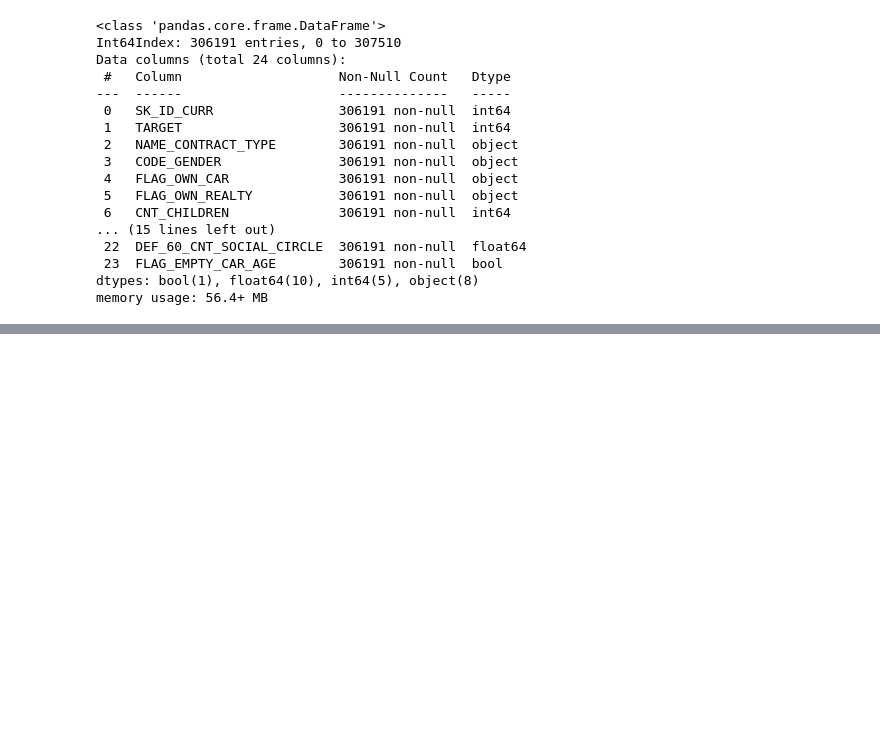
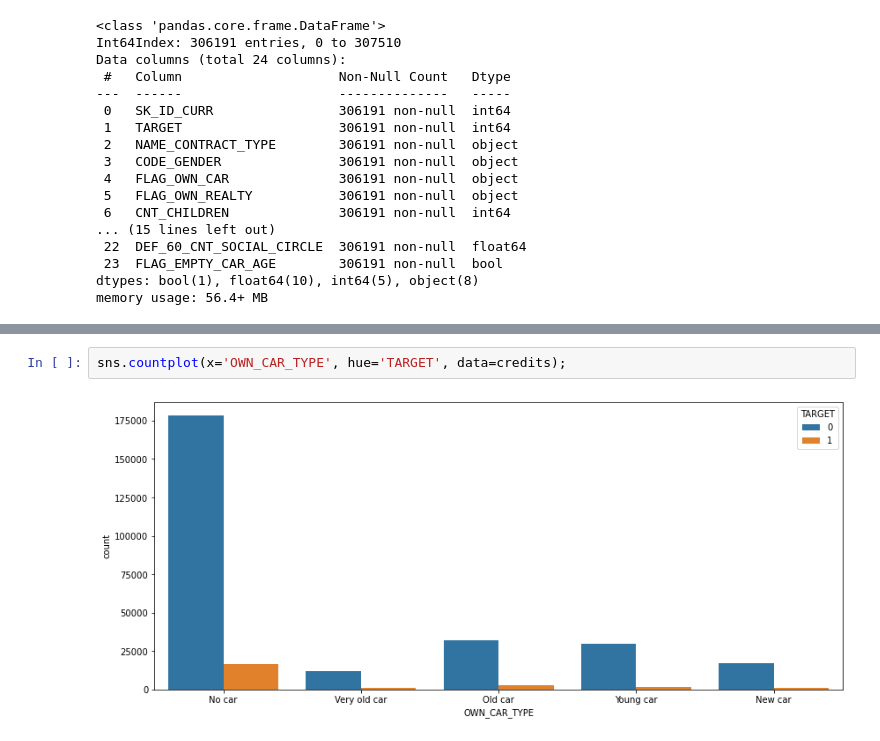
Before and after one commit to sebastienbourgeois/oc-p7-implementer-modele-scoring, a Jupyter notebook: code/modelisation.ipynb, the cells around one changed output, grey strips where cells are left out. Cells and saved outputs as stored; diff of their text form; blank space fills up the shorter version.

```diff
--- a/code/modelisation.ipynb
+++ b/code/modelisation.ipynb
@@ -1363,0 +1379,4 @@ Name: OWN_CAR_TYPE, dtype: int64
+# %%
+sns.countplot(x='OWN_CAR_TYPE', hue='TARGET', data=credits);
+# %% [output]
+[figure, added]
```
Also changed, not shown: parts of 131 cells of this notebook.
